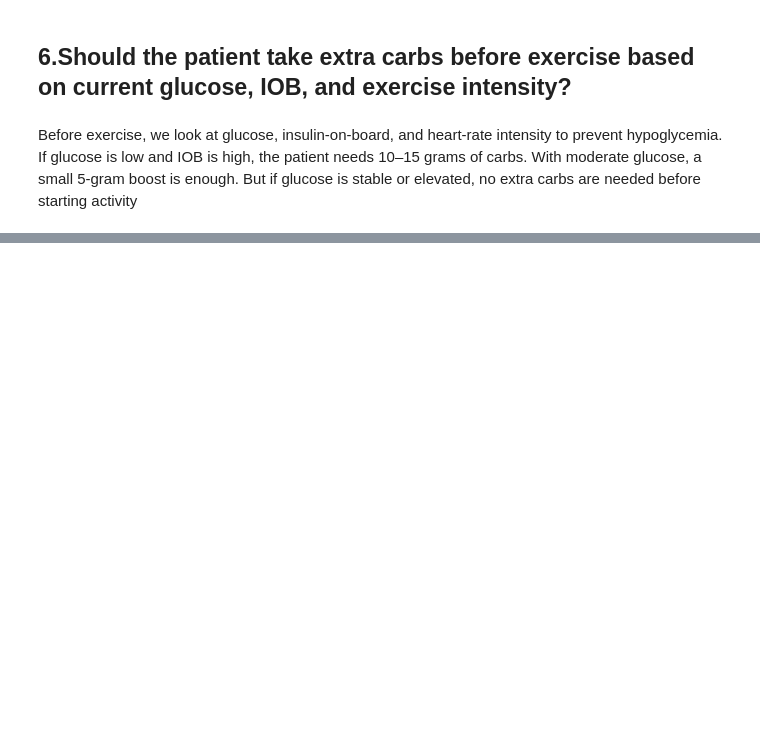
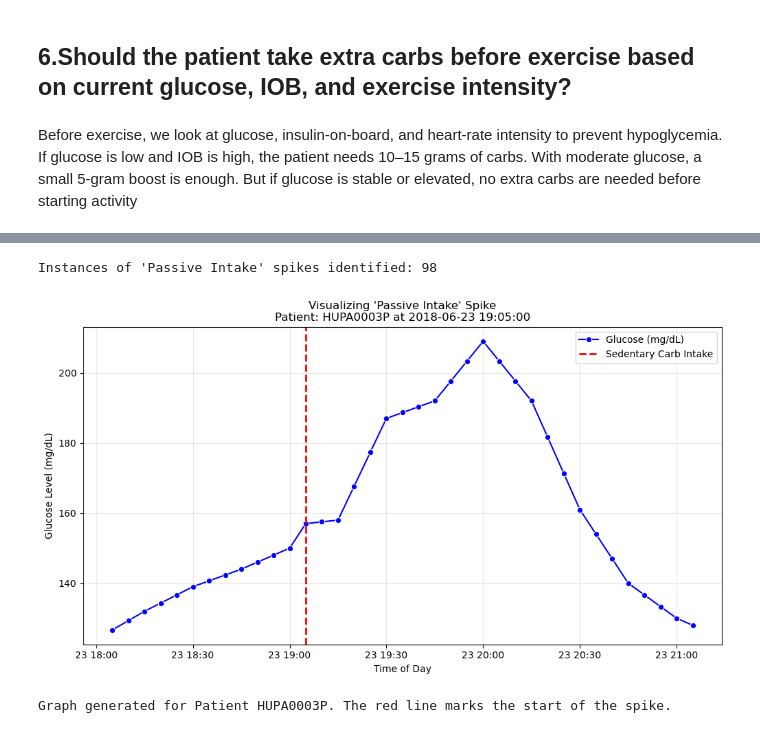
Before and after one commit to rajeshwariananth/Team01_PyVoyagers_Python_Hackathon_MAY_2026, a Jupyter notebook: Team01_PYVoyagers_Prescriptive.ipynb, the cells around one changed output, grey strips where cells are left out. Saved outputs shown, nothing was run; the diff lists cells and outputs as text; code cells hidden in the pictures; blank space fills up the shorter version.

```diff
--- a/Team01_PYVoyagers_Prescriptive.ipynb
+++ b/Team01_PYVoyagers_Prescriptive.ipynb
@@ -361,0 +428,62 @@ HUPA0028P                                      137
+# %%
+# 1. We look for glucose change in the next 1 hour (12 intervals of 5 mins)
+df['glucose_diff_1h'] = df.groupby('patient_id')['glucose'].shift(-12) - df['glucose']
+
+# 2. Define the condition: Low heart rate (resting) AND Carbs were eaten
+# We use .quantile(0.25) to find the bottom 25% of heart rates for the whole group
+low_hr_threshold = df['heart_rate'].quantile(0.25)
+condition = (df['heart_rate'] < low_hr_threshold) & (df['carb_input'] > 0)
+
+# 3. Filter for instances where a spike > 20mg/dL followed that condition
+action_needed = df[condition & (df['glucose_diff_1h'] > 20)]
+
+print(f"Instances of 'Passive Intake' spikes identified: {len(action_needed)}")
+# %% [output]
+Instances of 'Passive Intake' spikes identified: 98
+# %%
+import pandas as pd
+import matplotlib.pyplot as plt
+import seaborn as sns
+
+
+
+
+# 2. Select the first instance from your 'action_needed' list
+if len(action_needed) > 0:
+    # We take the first row of the results
+    example_event = action_needed.iloc[0]
+
+    # Ensure the ID and Time are extracted correctly
+    p_id = example_event['patient_id']
+    e_time = pd.to_datetime(example_event['time']) # Force conversion here too just in case
+
+    # 3. Now the subtraction will work!
+    start_plot = e_time - pd.Timedelta(hours=1)
+    end_plot = e_time + pd.Timedelta(hours=2)
+
+    # 4. Filter the main data for a 3-hour window
+    sample_data = df[(df['patient_id'] == p_id) &
+                     (df['time'] >= start_plot) &
+                     (df['time'] <= end_plot)].copy()
+
+    # 5. Plotting
+    plt.figure(figsize=(12, 6))
+    sns.lineplot(data=sample_data, x='time', y='glucose', marker='o', label='Glucose (mg/dL)', color='blue')
+
+    # Add a vertical red line at the exact moment of sedentary carb intake
+    plt.axvline(e_time, color='red', linestyle='--', linewidth=2, label='Sedentary Carb Intake')
+
+    # Formatting for clarity
+    plt.title(f"Visualizing 'Passive Intake' Spike\nPatient: {p_id} at {e_time}")
+    plt.ylabel("Glucose Level (mg/dL)")
+    plt.xlabel("Time of Day")
+    plt.grid(True, alpha=0.3)
+    plt.legend()
+    plt.show()
+
+    print(f"Graph generated for Patient {p_id}. The red line marks the start of the spike.")
+else:
+    print("No instances were found to plot.")
+# %% [output]
+[figure, added]
+Graph generated for Patient HUPA0003P. The red line marks the start of the spike.
```
Also changed, not shown: parts of 21 cells of this notebook, 3 other files.
